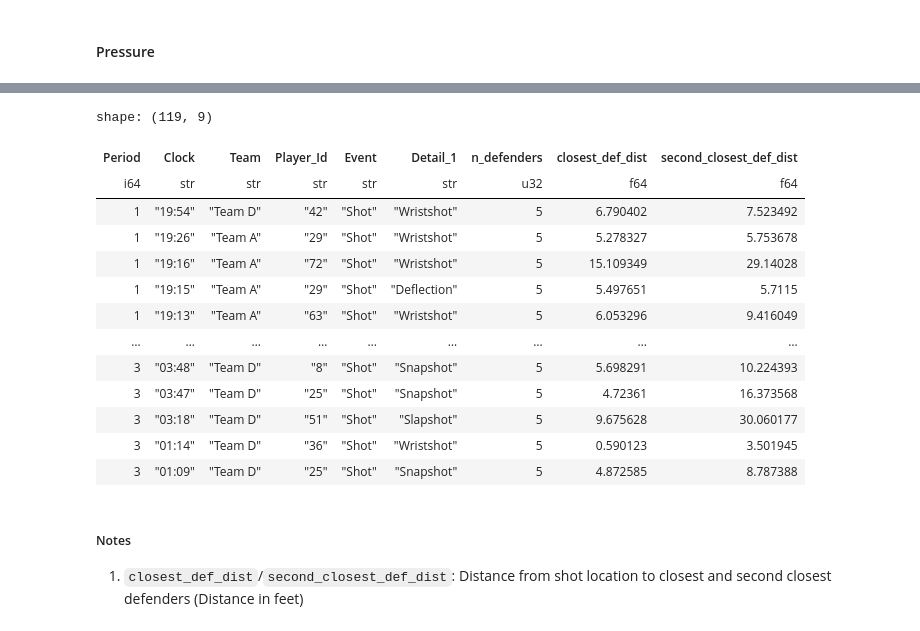
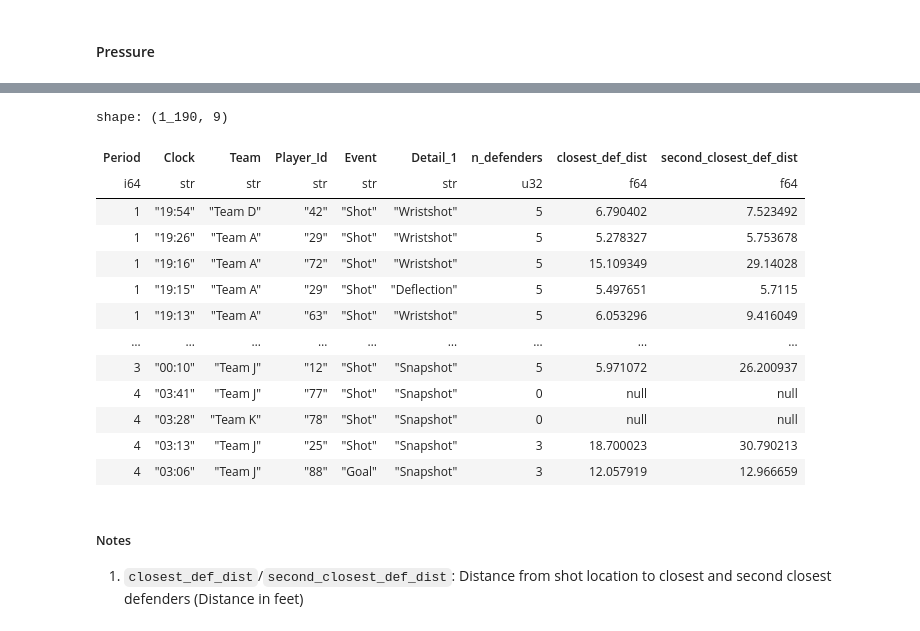
Before and after one commit to howardbaik/player-tracking-data, a Jupyter notebook: inspect-data.ipynb, the cells around one changed output, grey strips where cells are left out. Cells and saved outputs as stored; diff of their text form; code cells hidden in the pictures.

```diff
--- a/inspect-data.ipynb
+++ b/inspect-data.ipynb
@@ -362,15 +376,15 @@ players = (
     # track, and differencing positions of *different* players invents huge fake speeds.
     .filter(pl.col("Jersey").is_not_null())
     # Order each player's frames in time so shift() walks consecutive samples.
-    .sort(["Period", "Team", "Jersey", "Frame"])
+    .sort(["Game", "Period", "Team", "Jersey", "Frame"])
     .with_columns(
         # Central difference over +/- SMOOTH_K frames, partitioned per player-period.
         (pl.col("Rink Location X (Feet)").shift(-SMOOTH_K) - pl.col("Rink Location X (Feet)").shift(SMOOTH_K))
-            .over(["Period", "Team", "Jersey"]).alias("dx"),
+            .over(["Game", "Period", "Team", "Jersey"]).alias("dx"),
         (pl.col("Rink Location Y (Feet)").shift(-SMOOTH_K) - pl.col("Rink Location Y (Feet)").shift(SMOOTH_K))
-            .over(["Period", "Team", "Jersey"]).alias("dy"),
+            .over(["Game", "Period", "Team", "Jersey"]).alias("dy"),
         (pl.col("Frame").shift(-SMOOTH_K) - pl.col("Frame").shift(SMOOTH_K))
-            .over(["Period", "Team", "Jersey"]).alias("dframe"),
+            .over(["Game", "Period", "Team", "Jersey"]).alias("dframe"),
     )
     .with_columns(
         # dt = frames / fps (seconds); speed = displacement / dt, in feet per second.
@@ -388,7 +402,7 @@ players = (
 
 # Peek at the players table
 players.select(
-    "Period", "Team", "Jersey", "Frame", "Game_Clock_Seconds",
+    "Game", "Period", "Team", "Jersey", "Frame", "Game_Clock_Seconds",
     "Rink Location X (Feet)", "Rink Location Y (Feet)", "speed_fps", "speed_mph",
 )
 # %% [output]
@@ -432,11 +446,11 @@ shots = (
 cand = (
     shots.join(
         players.select([
-            "Period", "Team", "Jersey", "Game_Clock_Seconds", "Frame",
+            "Game", "Period", "Team", "Jersey", "Game_Clock_Seconds", "Frame",
             "Rink Location X (Feet)", "Rink Location Y (Feet)", "speed_fps",
         ]),
-        left_on=["Period", "Track_Team", "Player_Id"],
-        right_on=["Period", "Team", "Jersey"], how="left",
+        left_on=["Game", "Period", "Track_Team", "Player_Id"],
+        right_on=["Game", "Period", "Team", "Jersey"], how="left",
     )
     .filter((pl.col("Game_Clock_Seconds") - pl.col("Clock_Seconds")).abs() <= 1)
     .filter(pl.col("Rink Location X (Feet)").is_not_null()
@@ -621,7 +634,7 @@ defenders = (
     players
     .filter(pl.col("Jersey") != "Go")
     .select([
-        "Period", "Team", "Frame",
+        "Game", "Period", "Team", "Frame",
         "Rink Location X (Feet)", "Rink Location Y (Feet)",
     ])
 )
@@ -639,7 +652,7 @@ shot_frames = (
         pl.when(pl.col("used_flip")).then(-pl.col("Y_Coordinate"))
           .otherwise(pl.col("Y_Coordinate")).alias("Shot_Y"),
     )
-    .select(["shot_id", "Period", "Def_Team", "Frame", "Shot_X", "Shot_Y"])
+    .select(["shot_id", "Game", "Period", "Def_Team", "Frame", "Shot_X", "Shot_Y"])
 )
 
 # Join each shot to every defending skater in its release frame; measure distance.
@@ -647,8 +660,8 @@ pressure = (
     shot_frames
     .join(
         defenders,
-        left_on=["Period", "Def_Team", "Frame"],
-        right_on=["Period", "Team", "Frame"],
+        left_on=["Game", "Period", "Def_Team", "Frame"],
+        right_on=["Game", "Period", "Team", "Frame"],
         how="left",
     )
     .with_columns(
@@ -658,39 +671,39 @@ pressure = (
     )
     .group_by("shot_id", maintain_order=True)
     .agg(
         pl.col("def_dist").sort(nulls_last=True).alias("def_dists"),
         pl.col("def_dist").is_not_null().sum().alias("n_defenders"),
     )
     .with_columns(
         pl.col("def_dists").list.get(0, null_on_oob=True).alias("closest_def_dist"),
         pl.col("def_dists").list.get(1, null_on_oob=True).alias("second_closest_def_dist"),
     )
     .drop("def_dists")
 )
 
 # Attach to the shots table for use as expected-goals model features.
 shot_pressure = shots.join(pressure, on="shot_id", how="left").select(
     "Period", "Clock", "Team", "Player_Id", "Event", "Detail_1",
     "n_defenders", "closest_def_dist", "second_closest_def_dist",
 )
 
 
 shot_pressure
 # %% [output]
-shape: (119, 9)
+shape: (1_190, 9)
 | Period | Clock | Team | Player_Id | Event | Detail_1 | n_defenders | closest_def_dist | second_closest_def_dist |
 | i64 | str | str | str | str | str | u32 | f64 | f64 |
 | 1 | "19:54" | "Team D" | "42" | "Shot" | "Wristshot" | 5 | 6.790402 | 7.523492 |
 | 1 | "19:26" | "Team A" | "29" | "Shot" | "Wristshot" | 5 | 5.278327 | 5.753678 |
 | 1 | "19:16" | "Team A" | "72" | "Shot" | "Wristshot" | 5 | 15.109349 | 29.14028 |
 | 1 | "19:15" | "Team A" | "29" | "Shot" | "Deflection" | 5 | 5.497651 | 5.7115 |
 | 1 | "19:13" | "Team A" | "63" | "Shot" | "Wristshot" | 5 | 6.053296 | 9.416049 |
 | … | … | … | … | … | … | … | … | … |
-| 3 | "03:48" | "Team D" | "8" | "Shot" | "Snapshot" | 5 | 5.698291 | 10.224393 |
-| 3 | "03:47" | "Team D" | "25" | "Shot" | "Snapshot" | 5 | 4.72361 | 16.373568 |
-| 3 | "03:18" | "Team D" | "51" | "Shot" | "Slapshot" | 5 | 9.675628 | 30.060177 |
-| 3 | "01:14" | "Team D" | "36" | "Shot" | "Wristshot" | 5 | 0.590123 | 3.501945 |
-| 3 | "01:09" | "Team D" | "25" | "Shot" | "Snapshot" | 5 | 4.872585 | 8.787388 |
+| 3 | "00:10" | "Team J" | "12" | "Shot" | "Snapshot" | 5 | 5.971072 | 26.200937 |
+| 4 | "03:41" | "Team J" | "77" | "Shot" | "Snapshot" | 0 | null | null |
+| 4 | "03:28" | "Team K" | "78" | "Shot" | "Snapshot" | 0 | null | null |
+| 4 | "03:13" | "Team J" | "25" | "Shot" | "Snapshot" | 3 | 18.700023 | 30.790213 |
+| 4 | "03:06" | "Team J" | "88" | "Goal" | "Snapshot" | 3 | 12.057919 | 12.966659 |
 # %% [markdown]
 ##### Notes
 1. `closest_def_dist`/`second_closest_def_dist`: Distance from shot location to closest and second closest defenders (Distance in feet)
```
Also changed, not shown: parts of 17 cells of this notebook.
